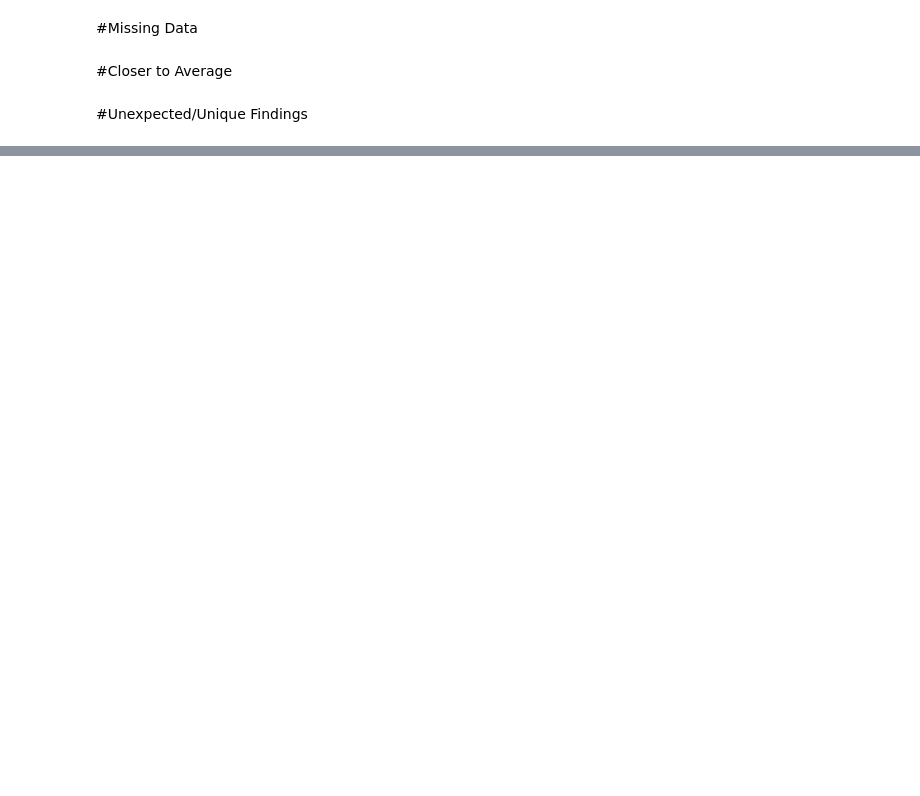
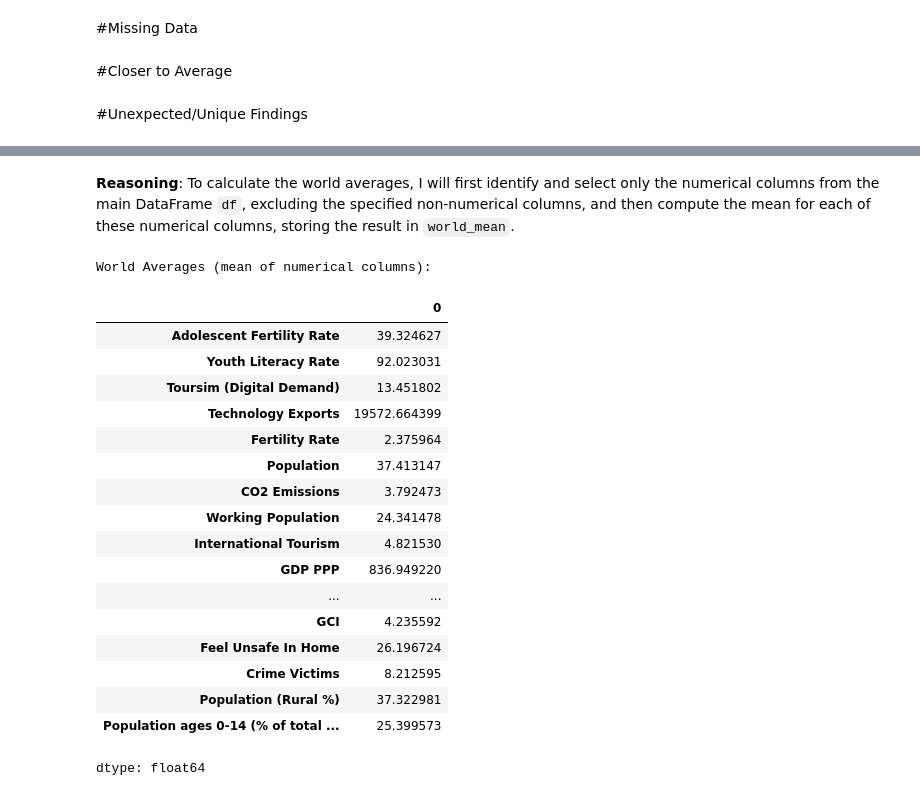
Before and after one commit to Knowasiak/A2_World_Region_Analysis, a Jupyter notebook: A2_World_Region_Analysis.ipynb, the cells around one changed output, grey strips where cells are left out. Cells and saved outputs as stored; diff of their text form; code cells hidden in the pictures; blank space fills up the shorter version.

```diff
--- a/A2_World_Region_Analysis.ipynb
+++ b/A2_World_Region_Analysis.ipynb
@@ -198,0 +154,29 @@ plt.show()
+# %% [markdown]
+**Reasoning**:
+To calculate the world averages, I will first identify and select only the numerical columns from the main DataFrame `df`, excluding the specified non-numerical columns, and then compute the mean for each of these numerical columns, storing the result in `world_mean`.
+# %%
+columns_to_exclude = ['Obs','Country/Territory', 'Code', 'Region']
+numeric_df = df.drop(columns=columns_to_exclude, errors='ignore')
+world_mean = numeric_df.mean(numeric_only=True)
+print("World Averages (mean of numerical columns):")
+display(world_mean)
+# %% [output]
+World Averages (mean of numerical columns):
+|  | 0 |
+| Adolescent Fertility Rate | 39.324627 |
+| Youth Literacy Rate | 92.023031 |
+| Toursim (Digital Demand) | 13.451802 |
+| Technology Exports | 19572.664399 |
+| Fertility Rate | 2.375964 |
+| Population | 37.413147 |
+| CO2 Emissions | 3.792473 |
+| Working Population | 24.341478 |
+| International Tourism | 4.821530 |
+| GDP PPP | 836.949220 |
+| ... | ... |
+| GCI | 4.235592 |
+| Feel Unsafe In Home | 26.196724 |
+| Crime Victims | 8.212595 |
+| Population (Rural %) | 37.322981 |
+| Population ages 0-14 (% of total ... | 25.399573 |
+dtype: float64
```
Also changed, not shown: parts of 17 cells of this notebook.
